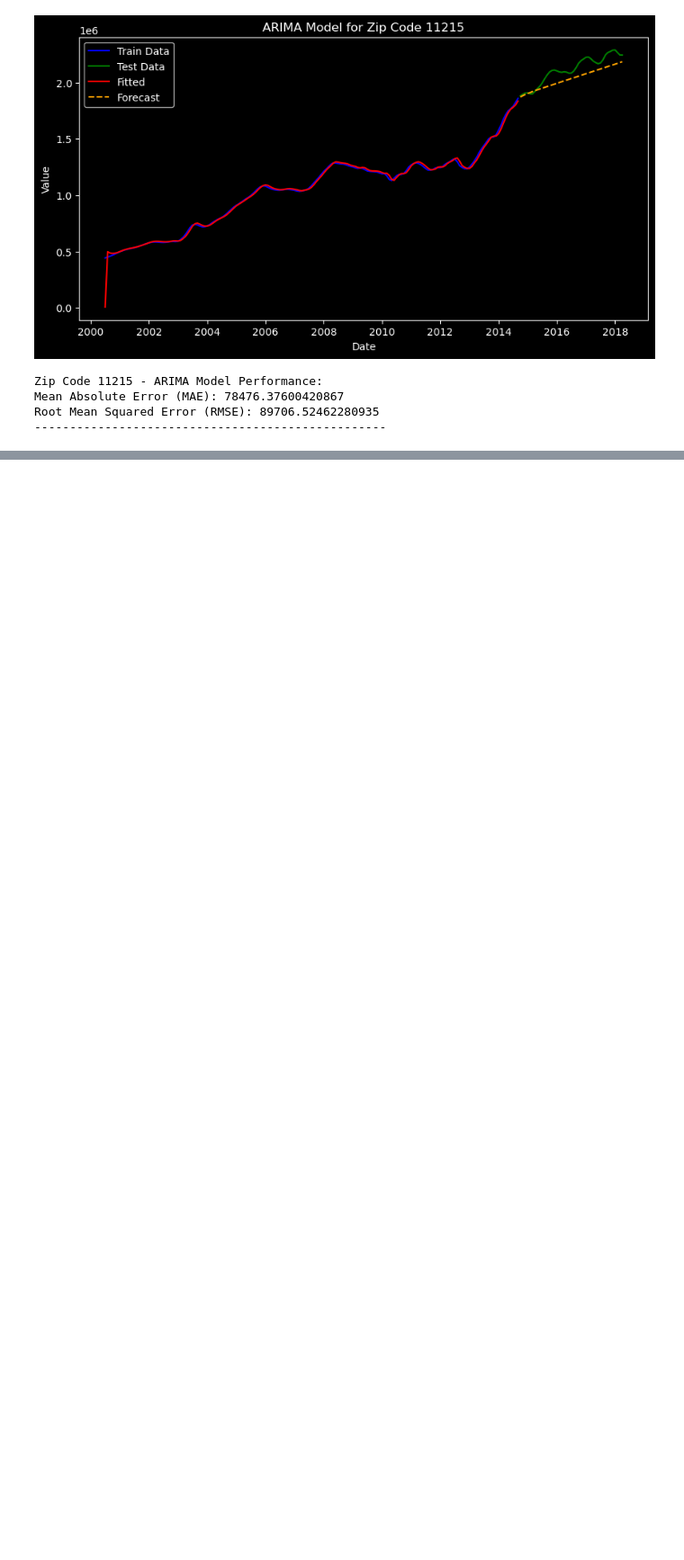
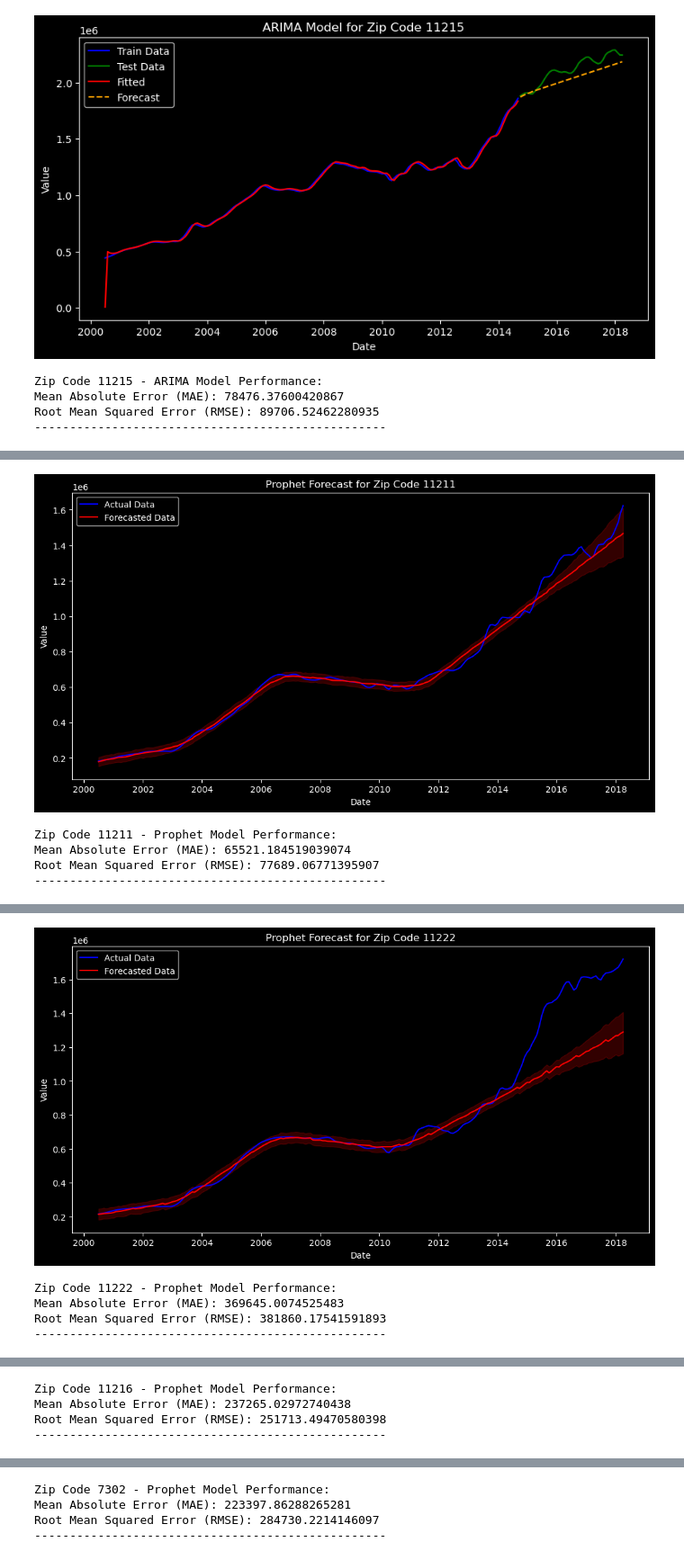
Before and after one commit to PaulMuniu/Phase-4-Group-Project, a Jupyter notebook: Student.ipynb, the cells around one changed output, grey strips where cells are left out. Shown at 90% size. Cells and saved outputs as stored; diff of their text form; code cells hidden in the pictures; blank space fills up the shorter version.

Commit message:
Facebook Prophet

```diff
--- a/Student.ipynb
+++ b/Student.ipynb
@@ -1473,7 +1476,5 @@ Root Mean Squared Error (RMSE): 89706.52462280935
 # %%
-from fbprophet import Prophet
-from sklearn.metrics import mean_absolute_error, mean_squared_error
-import matplotlib.pyplot as plt
+from prophet import Prophet
 
 for zipcode in zip_codes:
     ts = globals()['ts_' + zipcode]  # Get the time series data
@@ -1481,16 +1482,21 @@ for zipcode in zip_codes:
     # Prepare data for Prophet
     df_prophet = ts.reset_index().rename(columns={'Date': 'ds', 'Value': 'y'})
 
+    # Train-test split (80% train, 20% test)
+    train_size = int(0.8 * len(df_prophet))
+    train_df = df_prophet.iloc[:train_size]
+    test_df = df_prophet.iloc[train_size:]
+
     # Initialize and fit the Prophet model
     model = Prophet()
-    model.fit(df_prophet)
+    model.fit(train_df)
 
-    # Create future dataframe for prediction
-    future = model.make_future_dataframe(periods=12, freq='M')
+    # Create future dataframe for prediction (including test period)
+    future = model.make_future_dataframe(periods=len(test_df), freq='M')
     forecast = model.predict(future)
 
     # Plot actual vs forecasted
-    plt.figure(figsize=(12, 6))
+    plt.figure(figsize=(10, 5))
     plt.plot(df_prophet['ds'], df_prophet['y'], label='Actual Data', color='blue')
     plt.plot(forecast['ds'], forecast['yhat'], label='Forecasted Data', color='red')
     plt.fill_between(forecast['ds'], forecast['yhat_lower'], forecast['yhat_upper'], color='red', alpha=0.2)
@@ -1500,12 +1506,11 @@ for zipcode in zip_codes:
     plt.legend()
     plt.show()
 
-    # Calculate metrics
-    # Ensure the forecast only includes dates within the original data range
-    forecast_filtered = forecast[forecast['ds'].isin(df_prophet['ds'])]
+    # Calculate metrics using only the test period
+    forecast_filtered = forecast.iloc[-len(test_df):]  # Use the last part of the forecast corresponding to the test set
 
     # Align true values and predictions
-    y_true = df_prophet.set_index('ds').loc[forecast_filtered['ds']]['y']
+    y_true = test_df.set_index('ds')['y']
     y_pred = forecast_filtered.set_index('ds')['yhat']
 
     mae = mean_absolute_error(y_true, y_pred)
@@ -1519,0 +1526,5 @@ ModuleNotFoundError: No module named 'fbprophet'
+[figure, added]
+Zip Code 11211 - Prophet Model Performance:
+Mean Absolute Error (MAE): 65521.184519039074
+Root Mean Squared Error (RMSE): 77689.06771395907
+--------------------------------------------------
@@ -1519,0 +1533,5 @@ ModuleNotFoundError: No module named 'fbprophet'
+[figure, added]
+Zip Code 11222 - Prophet Model Performance:
+Mean Absolute Error (MAE): 369645.0074525483
+Root Mean Squared Error (RMSE): 381860.17541591893
+--------------------------------------------------
@@ -1519,0 +1541,4 @@ ModuleNotFoundError: No module named 'fbprophet'
+Zip Code 11216 - Prophet Model Performance:
+Mean Absolute Error (MAE): 237265.02972740438
+Root Mean Squared Error (RMSE): 251713.49470580398
+--------------------------------------------------
@@ -1519,0 +1548,4 @@ ModuleNotFoundError: No module named 'fbprophet'
+Zip Code 7302 - Prophet Model Performance:
+Mean Absolute Error (MAE): 223397.86288265281
+Root Mean Squared Error (RMSE): 284730.2214146097
+--------------------------------------------------
```
Also changed, not shown: parts of 2 cells of this notebook.
